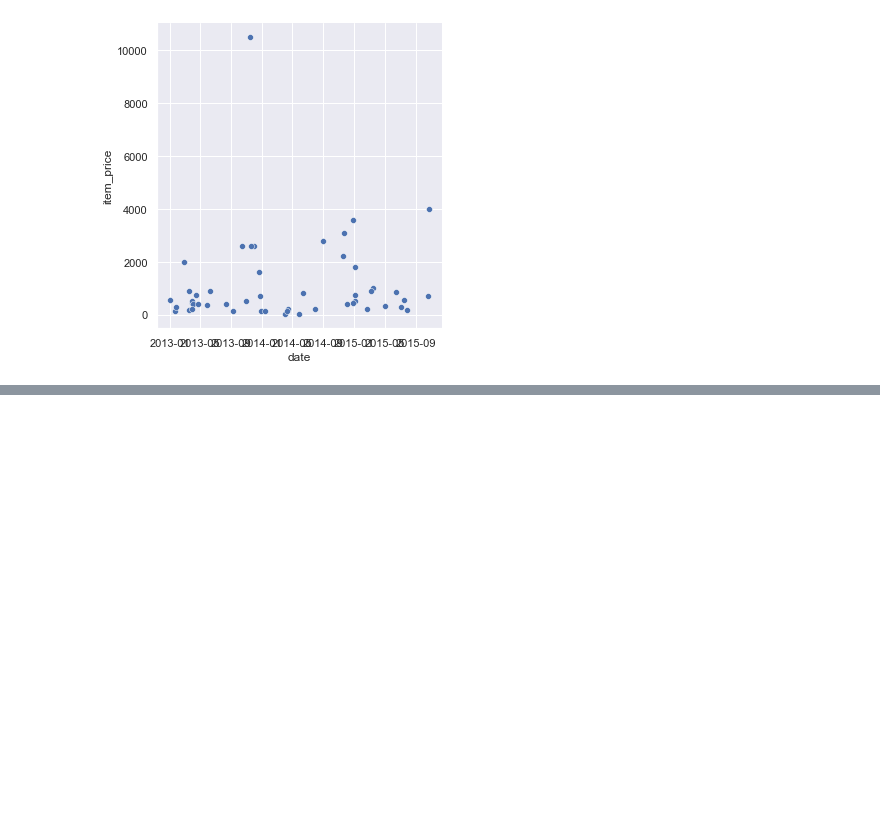
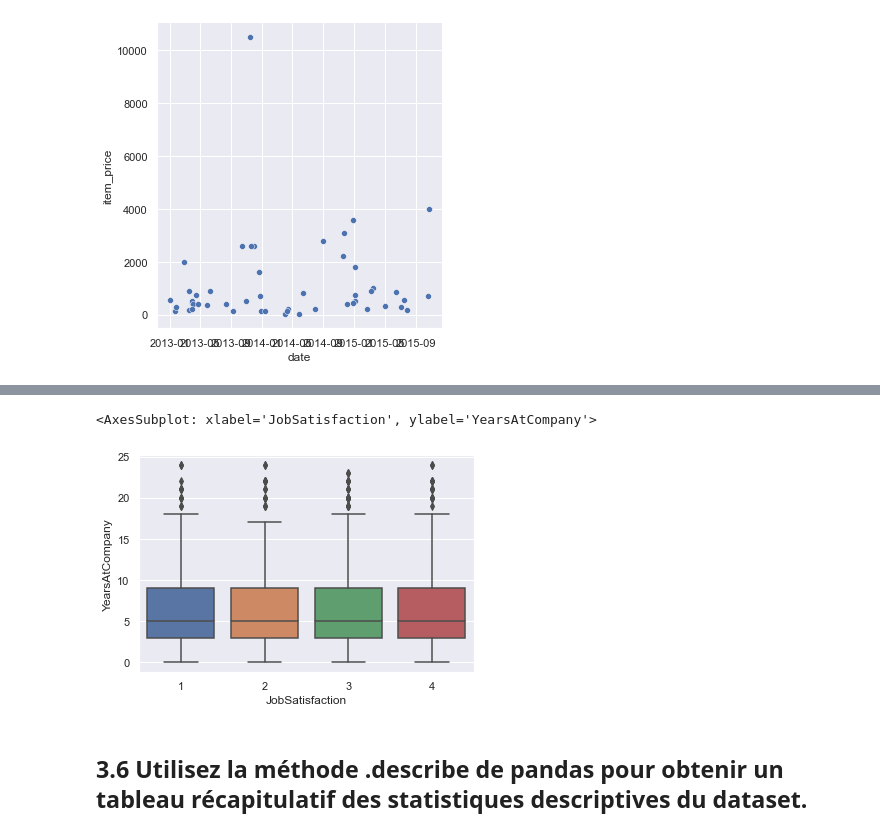
Before and after one commit to Argus416/h3hitema, a Jupyter notebook: Python/Analyse de données /Data Visualisation Statistiques.ipynb, the cells around one changed output, grey strips where cells are left out. Cells and saved outputs as stored; diff of their text form; code cells hidden in the pictures; blank space fills up the shorter version.

```diff
--- a/Python/Analyse de données /Data Visualisation Statistiques.ipynb
+++ b/Python/Analyse de données /Data Visualisation Statistiques.ipynb
@@ -248,0 +241,8 @@ sns.boxplot(x="JobSatisfaction", y="YearsAtCompany", data=df)
+# %%
+filtererVarAbarr = df[df.YearsAtCompany < 25];
+sns.boxplot(x="JobSatisfaction", y="YearsAtCompany", data=filtererVarAbarr)
+# %% [output]
+<AxesSubplot: xlabel='JobSatisfaction', ylabel='YearsAtCompany'>
+[figure, added]
+# %% [markdown]
+## 3.6 Utilisez la méthode .describe de pandas pour obtenir un tableau récapitulatif des statistiques descriptives du dataset.
```
Also changed, not shown: parts of 82 cells of this notebook.
